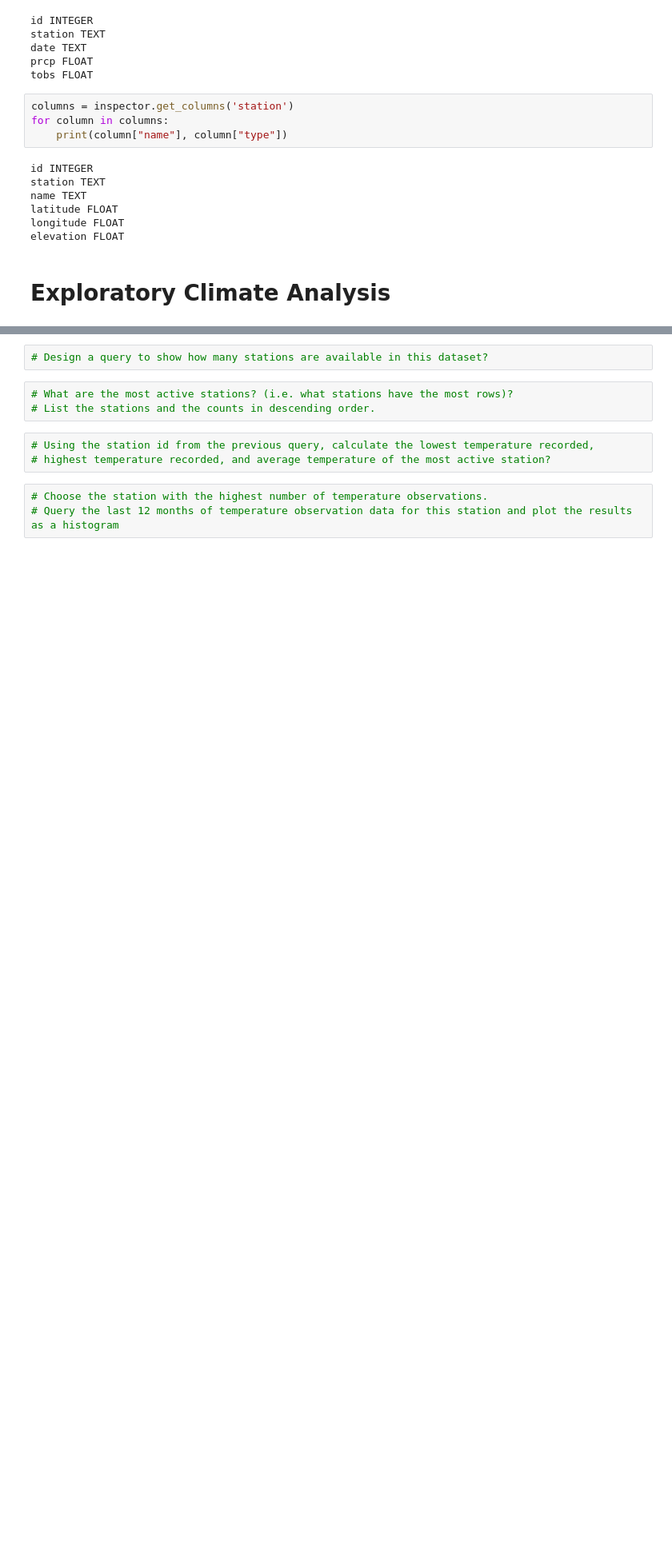
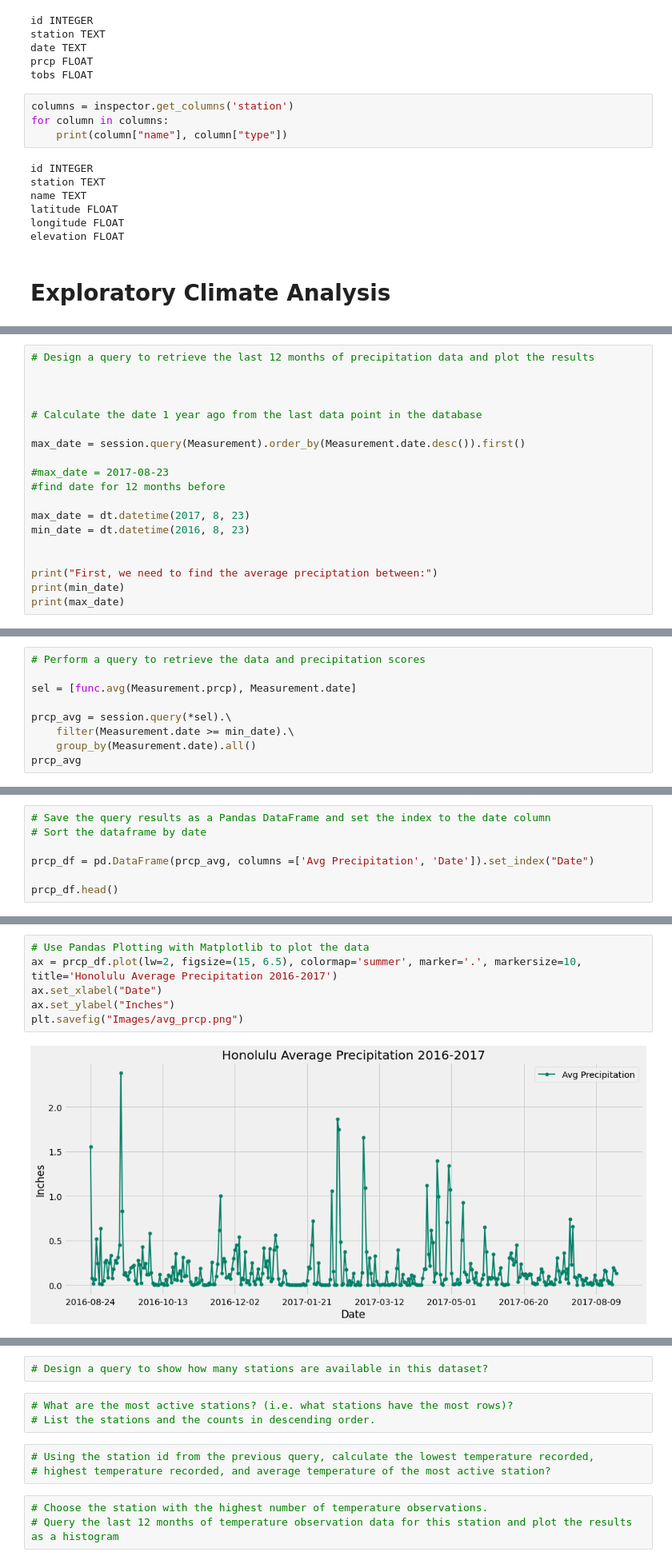
Before and after one commit to celeste1030/sqlalchemy-challenge, a Jupyter notebook: climate_starter.ipynb, the cells around one changed output, grey strips where cells are left out. Shown at 80% size. Saved outputs shown, nothing was run; the diff lists cells and outputs as text; blank space fills up the shorter version.

Commit message:
prcp data amalysis

```diff
--- a/climate_starter.ipynb
+++ b/climate_starter.ipynb
@@ -97,0 +72,19 @@ print(max_date.date)
+# %%
+# Design a query to retrieve the last 12 months of precipitation data and plot the results
+
+
+
+# Calculate the date 1 year ago from the last data point in the database
+
+max_date = session.query(Measurement).order_by(Measurement.date.desc()).first()
+
+#max_date = 2017-08-23
+#find date for 12 months before
+
+max_date = dt.datetime(2017, 8, 23)
+min_date = dt.datetime(2016, 8, 23)
+
+
+print("First, we need to find the average preciptation between:")
+print(min_date)
+print(max_date)
@@ -97,0 +95,9 @@ print(max_date.date)
+# %%
+# Perform a query to retrieve the data and precipitation scores
+
+sel = [func.avg(Measurement.prcp), Measurement.date]
+
+prcp_avg = session.query(*sel).\
+    filter(Measurement.date >= min_date).\
+    group_by(Measurement.date).all()
+prcp_avg
@@ -97,0 +122,7 @@ print(max_date.date)
+# %%
+# Save the query results as a Pandas DataFrame and set the index to the date column
+# Sort the dataframe by date
+
+prcp_df = pd.DataFrame(prcp_avg, columns =['Avg Precipitation', 'Date']).set_index("Date")
+
+prcp_df.head()
@@ -98,2 +137,10 @@ print(max_date.date)
+# %%
+# Use Pandas Plotting with Matplotlib to plot the data
+ax = prcp_df.plot(lw=2, figsize=(15, 6.5), colormap='summer', marker='.', markersize=10, title='Honolulu Average Precipitation 2016-2017')
+ax.set_xlabel("Date")
+ax.set_ylabel("Inches")
+plt.savefig("Images/avg_prcp.png")
+# %% [output]
+[figure, added]
 # %%
 # Use Pandas to calcualte the summary statistics for the precipitation data
```
Also changed, not shown: parts of 5 cells of this notebook, 1 other file.
